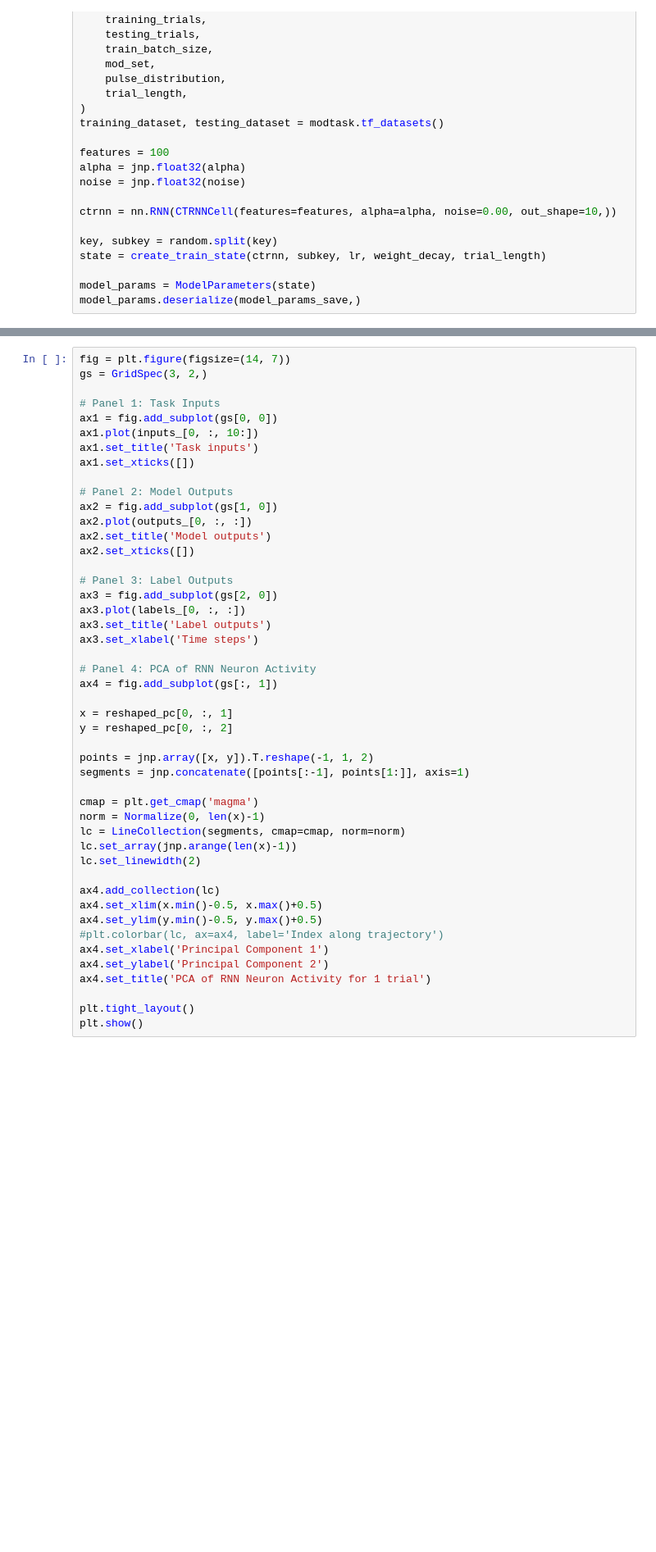
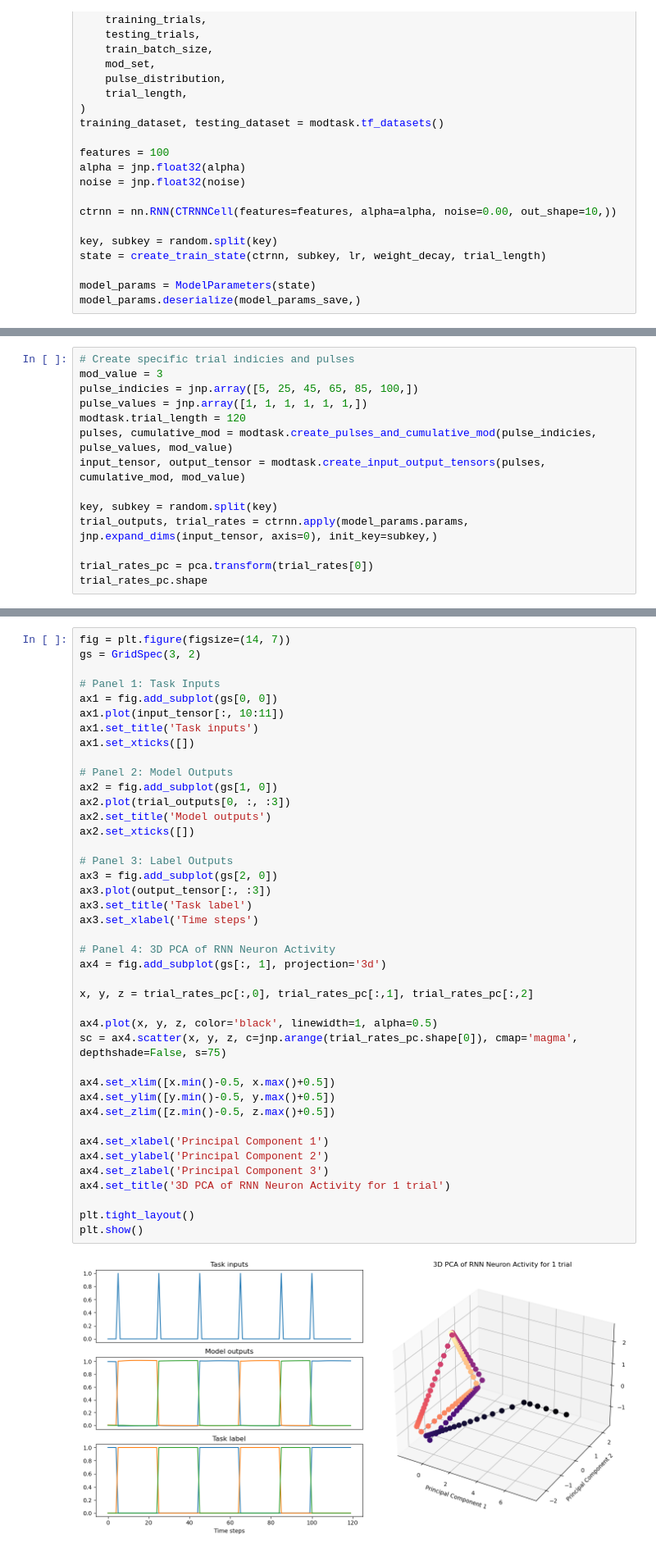
Before and after one commit to keith-murray/emergence-phase-codes, a Jupyter notebook: scripts/Experiment with Animations.ipynb, the cells around one changed output, grey strips where cells are left out. Shown at 82% size. Drawn from its saved outputs; the diff is of its cells as text; blank space fills up the shorter version.

```diff
--- a/scripts/Experiment with Animations.ipynb
+++ b/scripts/Experiment with Animations.ipynb
@@ -112,0 +112,14 @@ reshaped_pc = principal_components.reshape(rates_shape[0], rates_shape[1], 3)
+# %%
+# Create specific trial indicies and pulses
+mod_value = 3
+pulse_indicies = jnp.array([5, 25, 45, 65, 85, 100,])
+pulse_values = jnp.array([1, 1, 1, 1, 1, 1,])
+modtask.trial_length = 120
+pulses, cumulative_mod = modtask.create_pulses_and_cumulative_mod(pulse_indicies, pulse_values, mod_value)
+input_tensor, output_tensor = modtask.create_input_output_tensors(pulses, cumulative_mod, mod_value)
+
+key, subkey = random.split(key)
+trial_outputs, trial_rates = ctrnn.apply(model_params.params, jnp.expand_dims(input_tensor, axis=0), init_key=subkey,)
+
+trial_rates_pc = pca.transform(trial_rates[0])
+trial_rates_pc.shape
@@ -113,48 +128,44 @@ reshaped_pc = principal_components.reshape(rates_shape[0], rates_shape[1], 3)
 # %%
 fig = plt.figure(figsize=(14, 7))
-gs = GridSpec(3, 2,)
+gs = GridSpec(3, 2)
 
 # Panel 1: Task Inputs
 ax1 = fig.add_subplot(gs[0, 0])
-ax1.plot(inputs_[0, :, 10:])
+ax1.plot(input_tensor[:, 10:11])
 ax1.set_title('Task inputs')
 ax1.set_xticks([])
 
 # Panel 2: Model Outputs
 ax2 = fig.add_subplot(gs[1, 0])
-ax2.plot(outputs_[0, :, :])
+ax2.plot(trial_outputs[0, :, :3])
 ax2.set_title('Model outputs')
 ax2.set_xticks([])
 
 # Panel 3: Label Outputs
 ax3 = fig.add_subplot(gs[2, 0])
-ax3.plot(labels_[0, :, :])
-ax3.set_title('Label outputs')
+ax3.plot(output_tensor[:, :3])
+ax3.set_title('Task label')
 ax3.set_xlabel('Time steps')
 
-# Panel 4: PCA of RNN Neuron Activity
-ax4 = fig.add_subplot(gs[:, 1])
+# Panel 4: 3D PCA of RNN Neuron Activity
+ax4 = fig.add_subplot(gs[:, 1], projection='3d')
 
-x = reshaped_pc[0, :, 1]
-y = reshaped_pc[0, :, 2]
+x, y, z = trial_rates_pc[:,0], trial_rates_pc[:,1], trial_rates_pc[:,2]
 
-points = jnp.array([x, y]).T.reshape(-1, 1, 2)
-segments = jnp.concatenate([points[:-1], points[1:]], axis=1)
+ax4.plot(x, y, z, color='black', linewidth=1, alpha=0.5)
+sc = ax4.scatter(x, y, z, c=jnp.arange(trial_rates_pc.shape[0]), cmap='magma', depthshade=False, s=75)
 
-cmap = plt.get_cmap('magma')
-norm = Normalize(0, len(x)-1)
-lc = LineCollection(segments, cmap=cmap, norm=norm)
-lc.set_array(jnp.arange(len(x)-1))
-lc.set_linewidth(2)
+ax4.set_xlim([x.min()-0.5, x.max()+0.5])
+ax4.set_ylim([y.min()-0.5, y.max()+0.5])
+ax4.set_zlim([z.min()-0.5, z.max()+0.5])
 
-ax4.add_collection(lc)
-ax4.set_xlim(x.min()-0.5, x.max()+0.5)
-ax4.set_ylim(y.min()-0.5, y.max()+0.5)
-#plt.colorbar(lc, ax=ax4, label='Index along trajectory')
 ax4.set_xlabel('Principal Component 1')
 ax4.set_ylabel('Principal Component 2')
-ax4.set_title('PCA of RNN Neuron Activity for 1 trial')
+ax4.set_zlabel('Principal Component 3')
+ax4.set_title('3D PCA of RNN Neuron Activity for 1 trial')
 
 plt.tight_layout()
 plt.show()
+# %% [output]
+[figure, added]
 # %%
```
Also changed, not shown: parts of 4 cells of this notebook, 2 other files.
